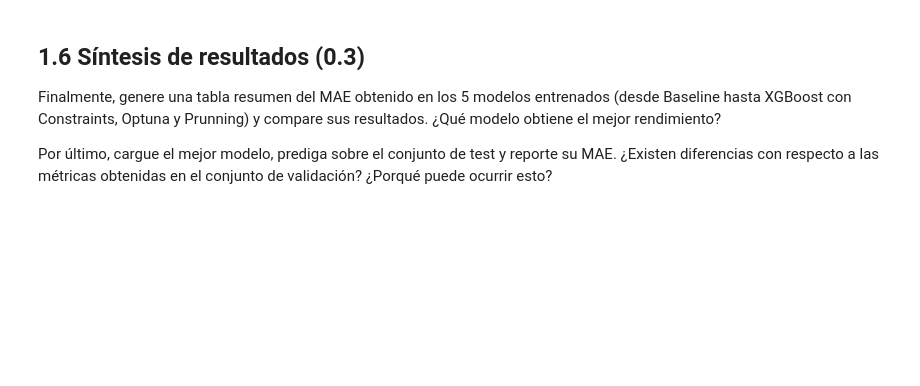
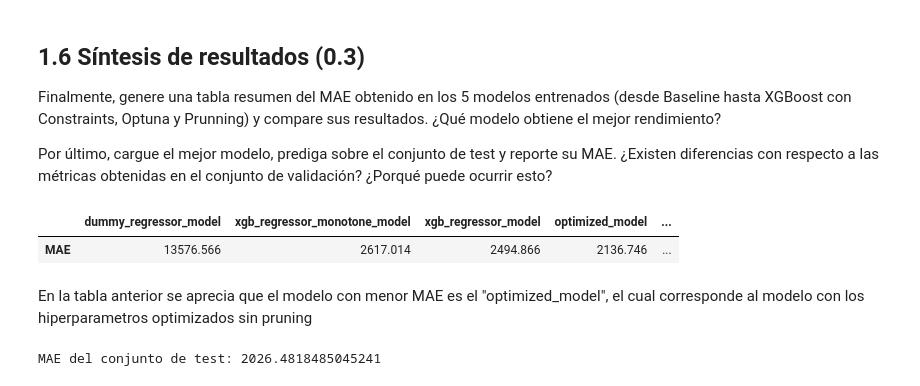
Before and after one commit to Zerzer0/MDS7202, a Jupyter notebook: Laboratorios/Laboratorio_9/Laboratorio_9.ipynb, the cells around one changed output. Saved outputs shown, nothing was run; the diff lists cells and outputs as text; code cells hidden in the pictures; blank space fills up the shorter version.

```diff
--- a/Laboratorios/Laboratorio_9/Laboratorio_9.ipynb
+++ b/Laboratorios/Laboratorio_9/Laboratorio_9.ipynb
@@ -442,3 +803,25 @@ Comente sus resultados: ¿Desde qué *trial* se empiezan a observar mejoras nota
 Finalmente, genere una tabla resumen del MAE obtenido en los 5 modelos entrenados (desde Baseline hasta XGBoost con Constraints, Optuna y Prunning) y compare sus resultados. ¿Qué modelo obtiene el mejor rendimiento?
 
 Por último, cargue el mejor modelo, prediga sobre el conjunto de test y reporte su MAE. ¿Existen diferencias con respecto a las métricas obtenidas en el conjunto de validación? ¿Porqué puede ocurrir esto?
+# %%
+dic_MAE = {
+    'dummy_regressor_model': 13576.566,
+    'xgb_regressor_monotone_model': 2617.014,
+    'xgb_regressor_model': 2494.866,
+    'optimized_model': 2136.746 ,
+    'optimized_model_prunners': 2395.606
+}
+
+
+
+
+
+df_MAE = pd.DataFrame([dic_MAE])
+df_MAE = df_MAE.rename(index={0: 'MAE'})
+# %%
+df_MAE
+# %% [output]
+|  | dummy_regressor_model | xgb_regressor_monotone_model | xgb_regressor_model | optimized_model | ... |
+| MAE | 13576.566 | 2617.014 | 2494.866 | 2136.746 | ... |
+# %% [markdown]
+En la tabla anterior se aprecia que el modelo con menor MAE es el "optimized_model", el cual corresponde al modelo con los hiperparametros optimizados sin pruning
@@ -444,0 +833,7 @@ Por último, cargue el mejor modelo, prediga sobre el conjunto de test y reporte
+# %%
+y_pred_optimized = pipeline_optimized.predict(X_test)
+mae_optimized = mean_absolute_error(y_test, y_pred_optimized)
+
+print(f"MAE del conjunto de test: {mae_optimized}")
+# %% [output]
+MAE del conjunto de test: 2026.4818485045241
```
Also changed, not shown: parts of 19 cells of this notebook, 7 other files.
